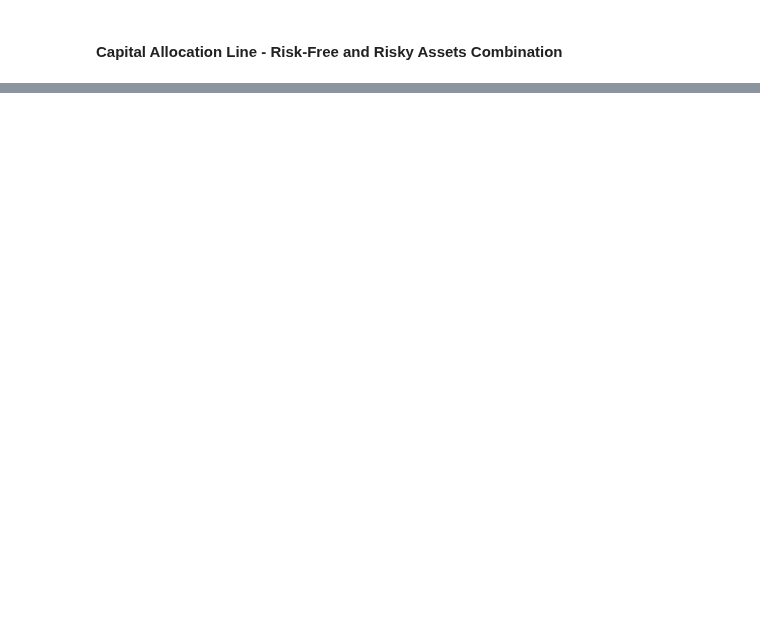
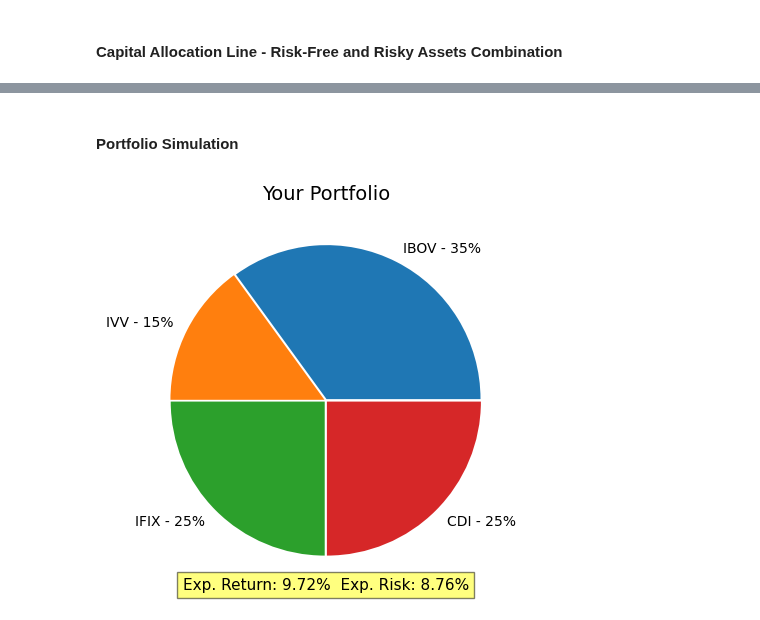
Before and after one commit to paulinhok14/Asset-Allocation, a Jupyter notebook: asset_allocation.ipynb, the cells around one changed output, grey strips where cells are left out. Drawn from its saved outputs; the diff is of its cells as text; code cells hidden in the pictures; blank space fills up the shorter version.

```diff
--- a/asset_allocation.ipynb
+++ b/asset_allocation.ipynb
@@ -361,0 +436,38 @@ plt.show()
+# %% [markdown]
+#### Portfolio Simulation
+# %%
+# Set the weights for: IBOV, IVV, IFIX, CDI respectively
+
+port_weights = np.array([0.35, 0.15, 0.25, 0.25 ])
+port_weights
+
+# Creating Return and Risk calculation functions
+def simulated_port_ret(weights): # Return
+    return np.sum(consolidated_variation.mean()*252*weights)
+
+def simulated_port_vol(weights): # Risk
+    return math.sqrt(np.dot(weights, np.dot(consolidated_variation_cov, weights)))
+
+expected_return = round(simulated_port_ret(port_weights), 2)
+expected_risk = round(simulated_port_vol(port_weights), 2)
+# %%
+# Your Portfolio:
+portfolio_info = (f"Exp. Return: {expected_return}%  Exp. Risk: {expected_risk}%")
+
+# Support Variables
+assets_list = consolidated_variation.columns.to_list()
+portfolio_list = [f'{label} - {weight*100:.0f}%' for label, weight in zip(assets_list, port_weights)]
+return_n_risk_tpl = (expected_return, expected_risk) # Return and Risk, respectively
+
+# Little spacing between the 4 slices
+explode = (0.01, 0.01, 0.01, 0.01)
+
+# Pie Chart
+plt.figure(figsize=(8,5))
+plt.pie(port_weights, labels=portfolio_list, explode=explode)
+plt.title('Your Portfolio', fontsize=14)
+plt.text(0, -1.2, portfolio_info, ha='center', va='center', fontsize=11,
+         bbox=dict(facecolor='yellow', alpha=0.5))
+plt.show()
+# %% [output]
+[figure, added]
```
Also changed, not shown: parts of 18 cells of this notebook, 1 other file.
